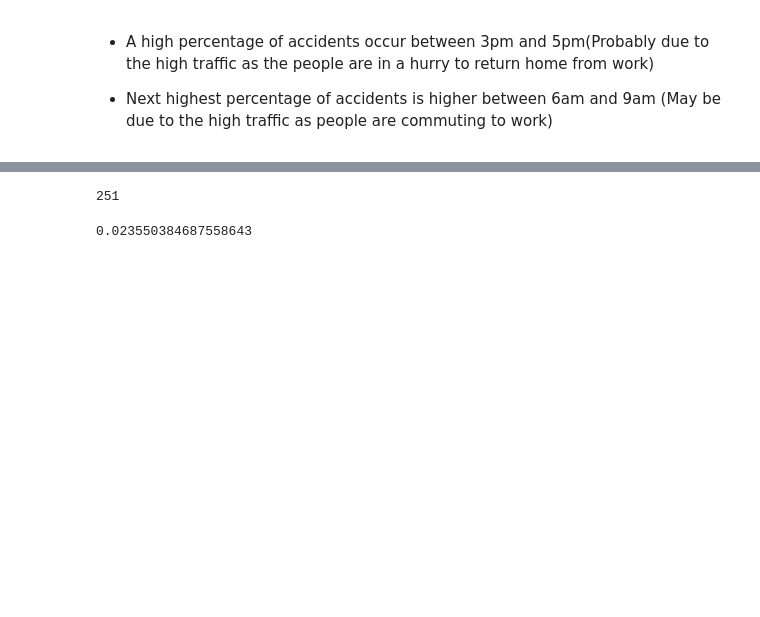
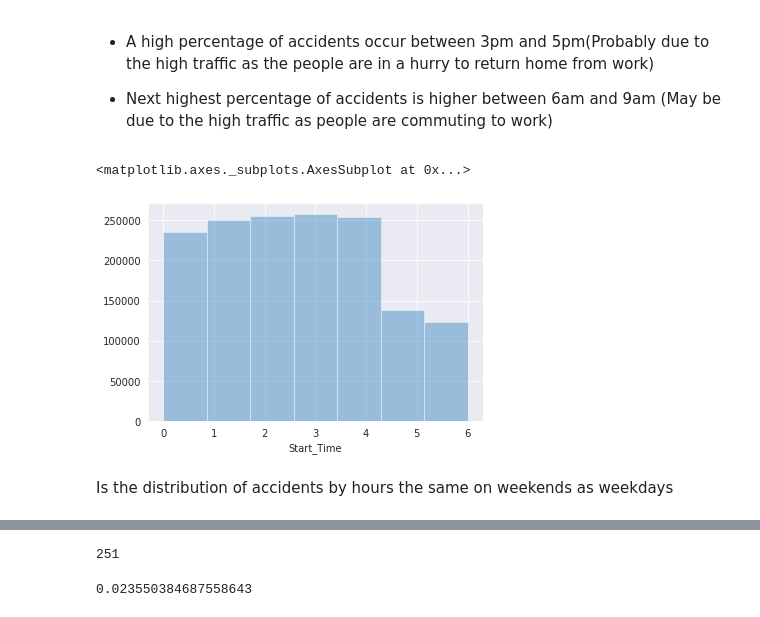
Before and after one commit to Mazum27/US_Accidents_Exploratory_Data_Analysis, a Jupyter notebook: US_Accident_Exploratory_data_analysis.ipynb, the cells around one changed output, grey strips where cells are left out. Cells and saved outputs as stored; diff of their text form; code cells hidden in the pictures; blank space fills up the shorter version.

```diff
--- a/US_Accident_Exploratory_data_analysis.ipynb
+++ b/US_Accident_Exploratory_data_analysis.ipynb
@@ -327,3 +328,10 @@ sns.distplot(df.Start_Time.dt.hour, bins=24, kde=False)
  - A high percentage of accidents occur between 3pm and 5pm(Probably due to the high traffic as the people are in a hurry to return home from work)
 
 - Next highest percentage of accidents is higher between 6am and 9am (May be due to the high traffic as people are commuting to work)
+# %%
+sns.distplot(df.Start_Time.dt.dayofweek, bins=7, kde=False)
+# %% [output]
+<matplotlib.axes._subplots.AxesSubplot at 0x...>
+[figure, added]
+# %% [markdown]
+Is the distribution of accidents by hours the same on weekends as weekdays
```
Also changed, not shown: parts of 16 cells of this notebook.
